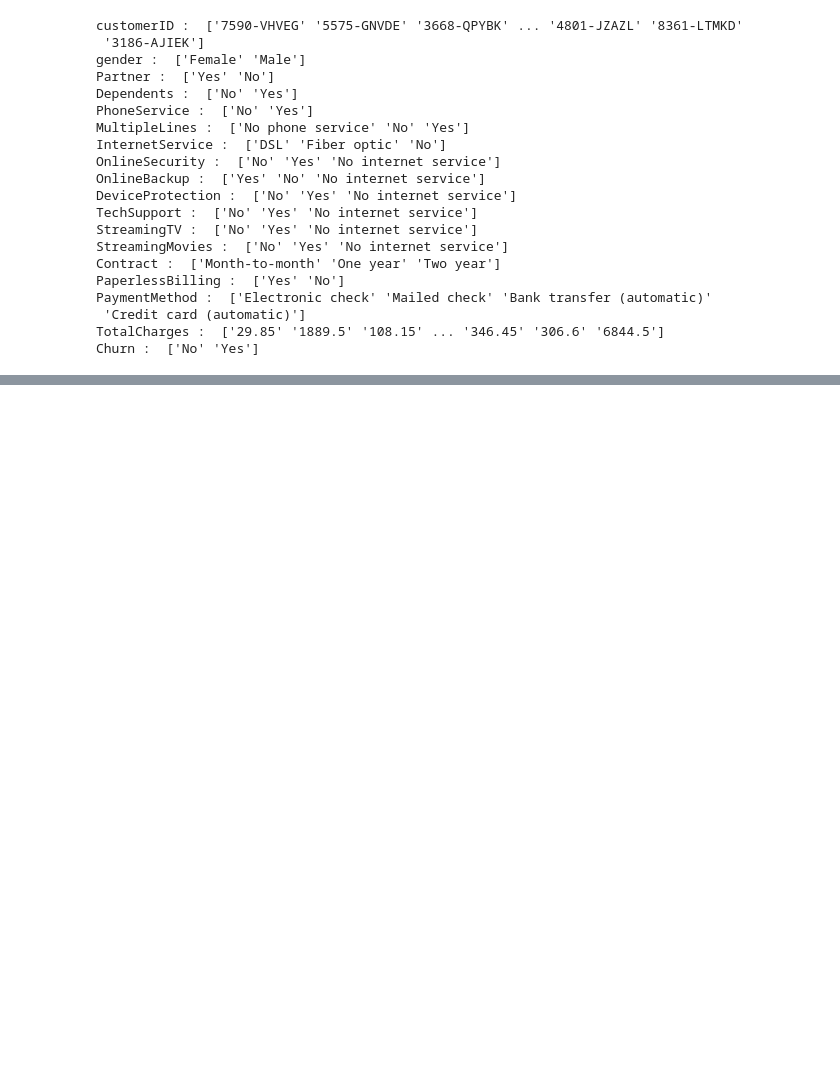
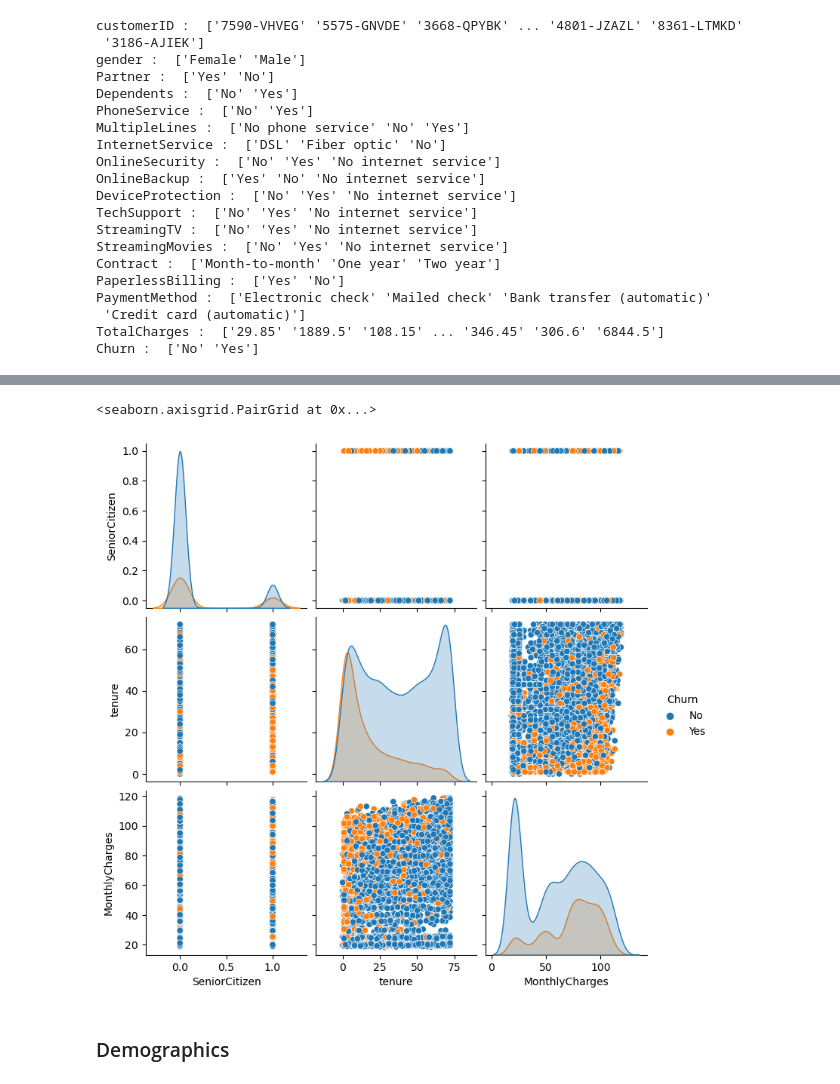
Before and after one commit to Lavinialau/Telecom-churn, a Jupyter notebook: 01_code/0_summary.ipynb, the cells around one changed output, grey strips where cells are left out. Drawn from its saved outputs; the diff is of its cells as text; code cells hidden in the pictures; blank space fills up the shorter version.

Commit message:
plot categorical

```diff
--- a/01_code/0_summary.ipynb
+++ b/01_code/0_summary.ipynb
@@ -129,0 +151,7 @@ org = org.astype({'TotalCharges': 'float64'})
+# %%
+sns.pairplot(org, hue = 'Churn')
+# %% [output]
+<seaborn.axisgrid.PairGrid at 0x...>
+[figure, added]
+# %% [markdown]
+### Demographics
```
Also changed, not shown: parts of 12 cells of this notebook.
